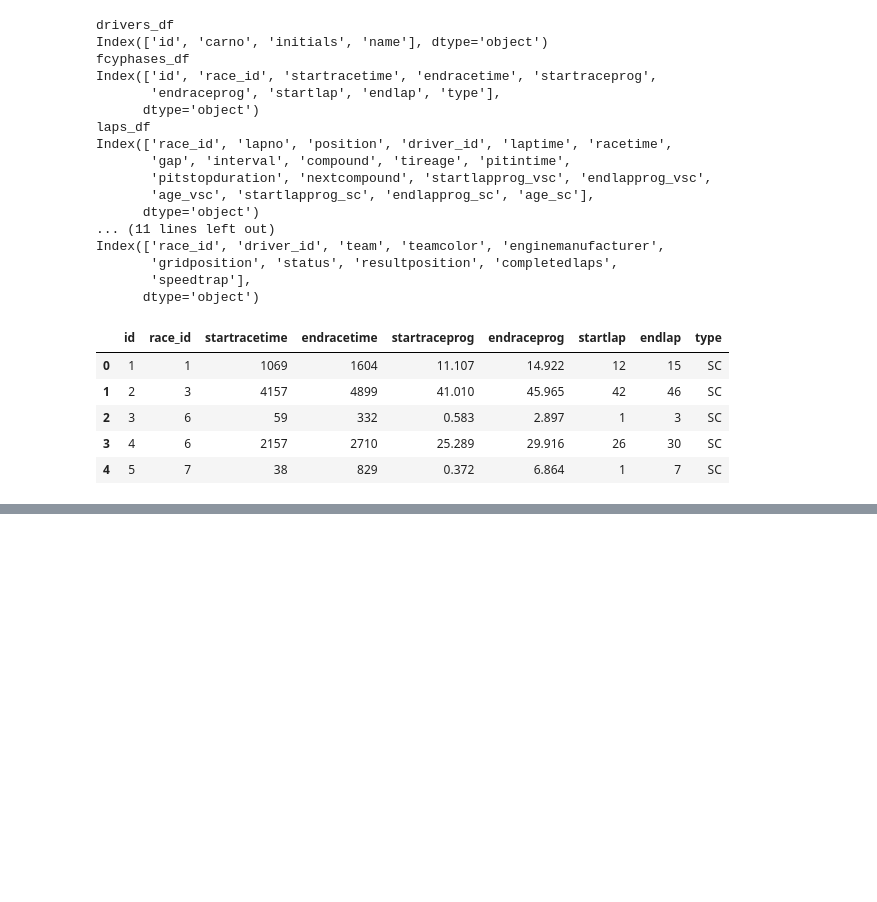
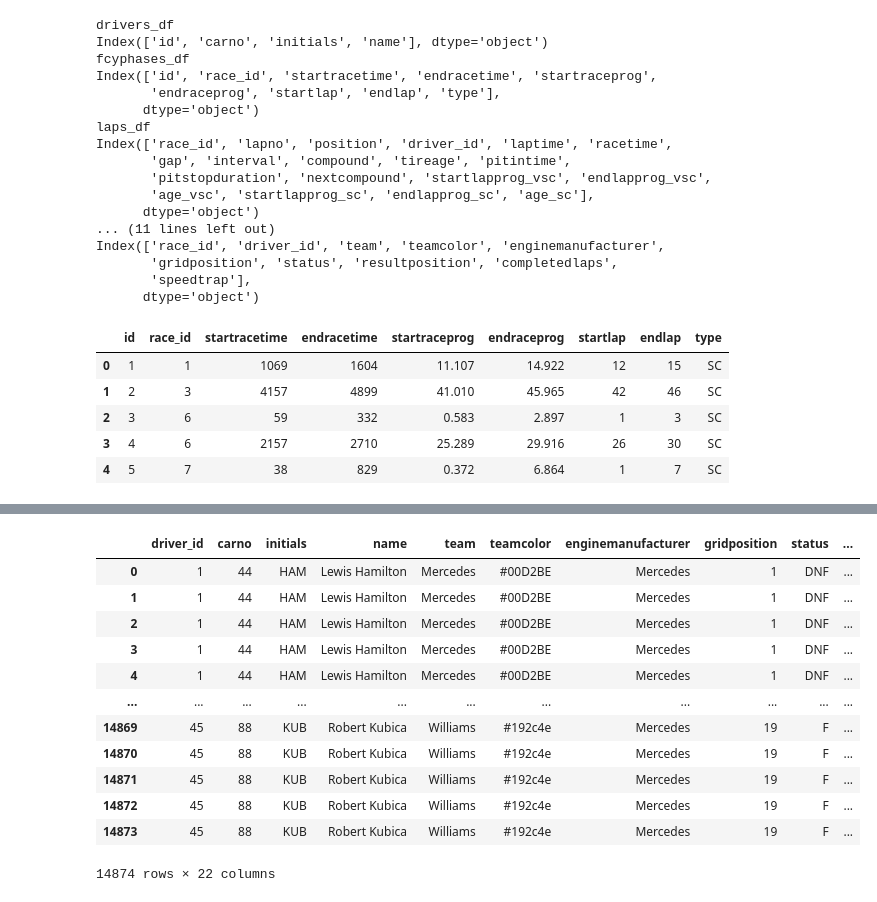
Before and after one commit to 31573/Dr.John, a Jupyter notebook: data_scraping_trevor.ipynb, the cells around one changed output, grey strips where cells are left out. Cells and saved outputs as stored; diff of their text form; code cells hidden in the pictures; blank space fills up the shorter version.

```diff
--- a/data_scraping_trevor.ipynb
+++ b/data_scraping_trevor.ipynb
@@ -93,0 +146,17 @@ MergeError: No common columns to perform merge on. Merge options: left_on=None,
+# %%
+meta_df=pd.merge(newdf, retirements_df)
+meta_df
+# %% [output]
+|  | driver_id | carno | initials | name | team | teamcolor | enginemanufacturer | gridposition | status | ... |
+| 0 | 1 | 44 | HAM | Lewis Hamilton | Mercedes | #00D2BE | Mercedes | 1 | DNF | ... |
+| 1 | 1 | 44 | HAM | Lewis Hamilton | Mercedes | #00D2BE | Mercedes | 1 | DNF | ... |
+| 2 | 1 | 44 | HAM | Lewis Hamilton | Mercedes | #00D2BE | Mercedes | 1 | DNF | ... |
+| 3 | 1 | 44 | HAM | Lewis Hamilton | Mercedes | #00D2BE | Mercedes | 1 | DNF | ... |
+| 4 | 1 | 44 | HAM | Lewis Hamilton | Mercedes | #00D2BE | Mercedes | 1 | DNF | ... |
+| ... | ... | ... | ... | ... | ... | ... | ... | ... | ... | ... |
+| 14869 | 45 | 88 | KUB | Robert Kubica | Williams | #192c4e | Mercedes | 19 | F | ... |
+| 14870 | 45 | 88 | KUB | Robert Kubica | Williams | #192c4e | Mercedes | 19 | F | ... |
+| 14871 | 45 | 88 | KUB | Robert Kubica | Williams | #192c4e | Mercedes | 19 | F | ... |
+| 14872 | 45 | 88 | KUB | Robert Kubica | Williams | #192c4e | Mercedes | 19 | F | ... |
+| 14873 | 45 | 88 | KUB | Robert Kubica | Williams | #192c4e | Mercedes | 19 | F | ... |
+14874 rows × 22 columns
```
Also changed, not shown: parts of 7 cells of this notebook, 1 other file.
